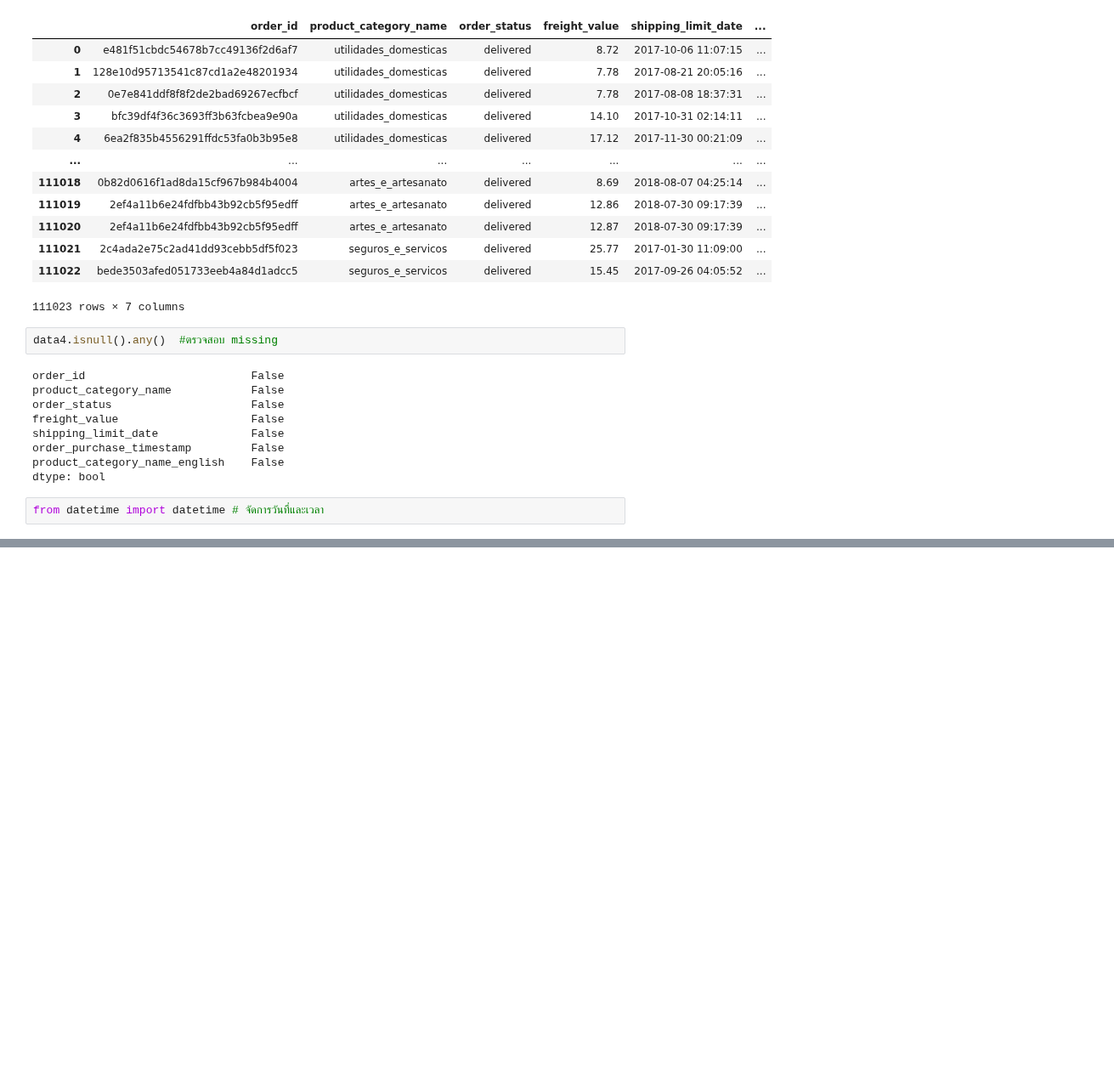
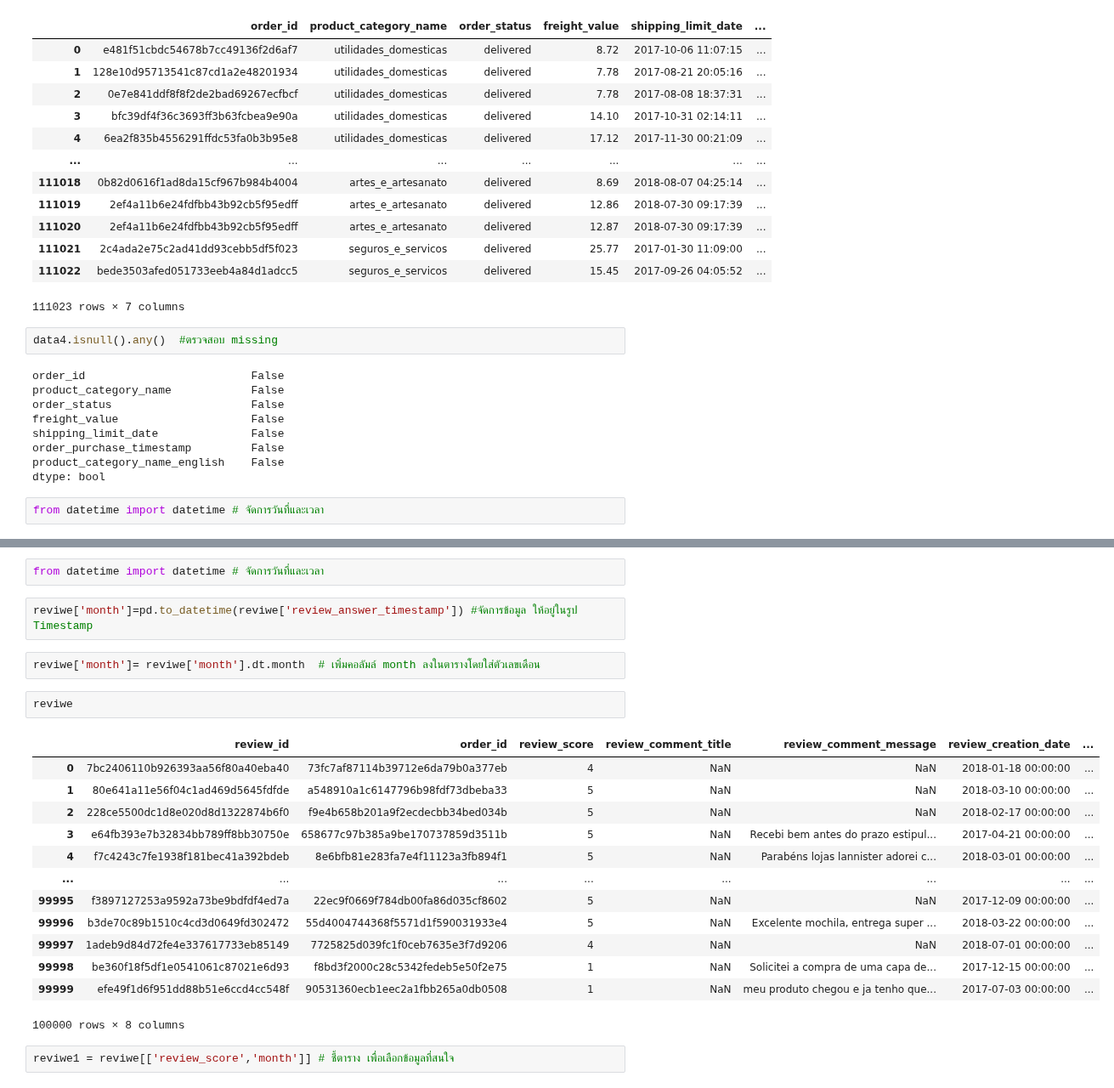
Before and after one commit to Anusarakh/DPDM2021, a Jupyter notebook: DPDM2021_Midterm.ipynb, the cells around one changed output, grey strips where cells are left out. Shown at 85% size. Cells and saved outputs as stored; diff of their text form; blank space fills up the shorter version.

```diff
--- a/DPDM2021_Midterm.ipynb
+++ b/DPDM2021_Midterm.ipynb
@@ -510,0 +582,24 @@ data4.groupby('order_purchase_timestamp').
+# %%
+from datetime import datetime # จัดการวันที่และเวลา
+# %%
+reviwe['month']=pd.to_datetime(reviwe['review_answer_timestamp']) #จัดการข้อมูล ให้อยู่ในรูป Timestamp
+# %%
+reviwe['month']= reviwe['month'].dt.month  # เพิ่มคอลัมล์ month ลงในตารางโดยใส่ตัวเลขเดือน
+# %%
+reviwe
+# %% [output]
+|  | review_id | order_id | review_score | review_comment_title | review_comment_message | review_creation_date | ... |
+| 0 | 7bc2406110b926393aa56f80a40eba40 | 73fc7af87114b39712e6da79b0a377eb | 4 | NaN | NaN | 2018-01-18 00:00:00 | ... |
+| 1 | 80e641a11e56f04c1ad469d5645fdfde | a548910a1c6147796b98fdf73dbeba33 | 5 | NaN | NaN | 2018-03-10 00:00:00 | ... |
+| 2 | 228ce5500dc1d8e020d8d1322874b6f0 | f9e4b658b201a9f2ecdecbb34bed034b | 5 | NaN | NaN | 2018-02-17 00:00:00 | ... |
+| 3 | e64fb393e7b32834bb789ff8bb30750e | 658677c97b385a9be170737859d3511b | 5 | NaN | Recebi bem antes do prazo estipul... | 2017-04-21 00:00:00 | ... |
+| 4 | f7c4243c7fe1938f181bec41a392bdeb | 8e6bfb81e283fa7e4f11123a3fb894f1 | 5 | NaN | Parabéns lojas lannister adorei c... | 2018-03-01 00:00:00 | ... |
+| ... | ... | ... | ... | ... | ... | ... | ... |
+| 99995 | f3897127253a9592a73be9bdfdf4ed7a | 22ec9f0669f784db00fa86d035cf8602 | 5 | NaN | NaN | 2017-12-09 00:00:00 | ... |
+| 99996 | b3de70c89b1510c4cd3d0649fd302472 | 55d4004744368f5571d1f590031933e4 | 5 | NaN | Excelente mochila, entrega super ... | 2018-03-22 00:00:00 | ... |
+| 99997 | 1adeb9d84d72fe4e337617733eb85149 | 7725825d039fc1f0ceb7635e3f7d9206 | 4 | NaN | NaN | 2018-07-01 00:00:00 | ... |
+| 99998 | be360f18f5df1e0541061c87021e6d93 | f8bd3f2000c28c5342fedeb5e50f2e75 | 1 | NaN | Solicitei a compra de uma capa de... | 2017-12-15 00:00:00 | ... |
+| 99999 | efe49f1d6f951dd88b51e6ccd4cc548f | 90531360ecb1eec2a1fbb265a0db0508 | 1 | NaN | meu produto chegou e ja tenho que... | 2017-07-03 00:00:00 | ... |
+100000 rows × 8 columns
+# %%
+reviwe1 = reviwe[['review_score','month']] # ชี้ตาราง เพื่อเลือกข้อมูลที่สนใจ
```
Also changed, not shown: parts of 14 cells of this notebook.
